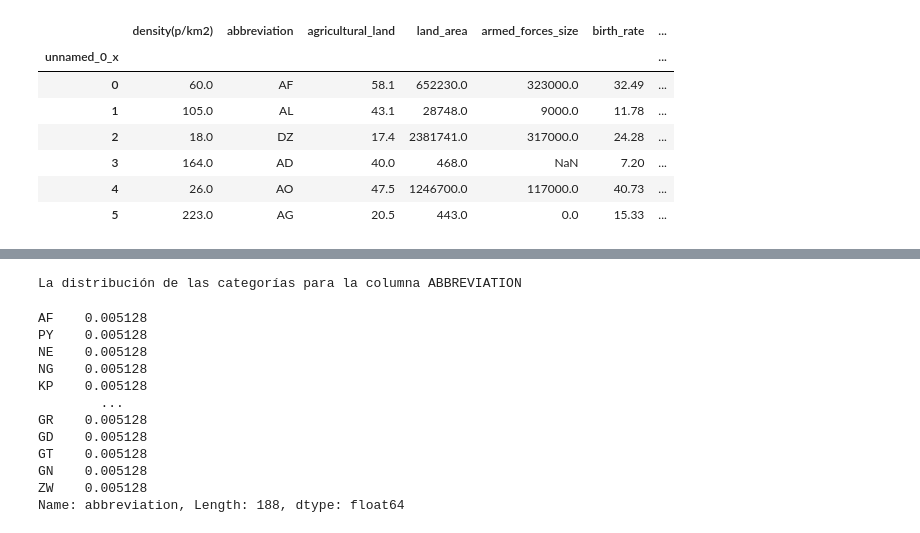
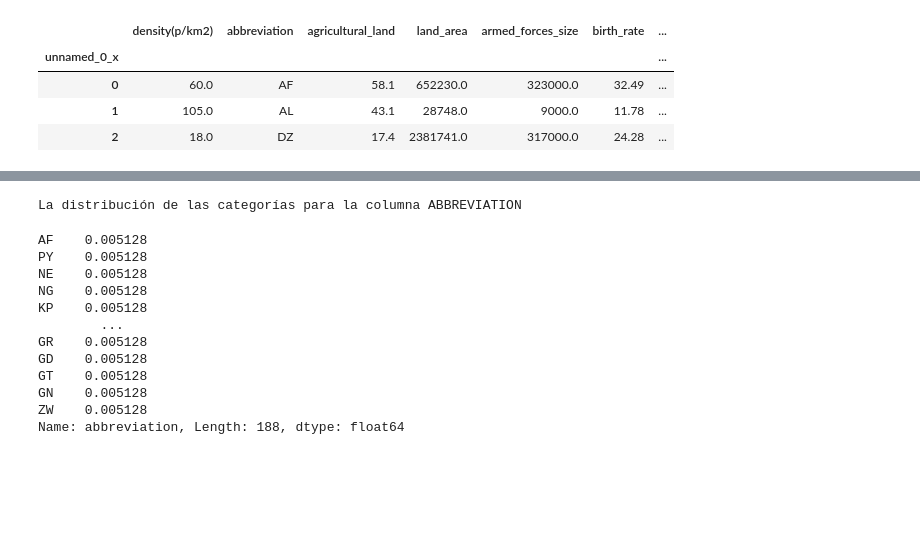
Before and after one commit to raquelmartinrodriguez/promoG_modulo3_sprint1_pairprogramming_MirnaOspino_RaquelMartin, a Jupyter notebook: pair_6_nulos.ipynb, the cells around one changed output, grey strips where cells are left out. Saved outputs shown, nothing was run; the diff lists cells and outputs as text; code cells hidden in the pictures; blank space fills up the shorter version.

```diff
--- a/pair_6_nulos.ipynb
+++ b/pair_6_nulos.ipynb
@@ -42,13 +32,10 @@ pd.set_option('display.max_columns', None) # para poder visualizar todas las col
 # %%
 # cargamos el dataframe creado en la lección anterior
 df = pd.read_csv("world_data_total_2.csv", index_col = 0)
-df.head(6)
+df.head(3)
 # %% [output]
 |  | density(p/km2) | abbreviation | agricultural_land | land_area | armed_forces_size | birth_rate | ... |
 | unnamed_0_x |  |  |  |  |  |  | ... |
 | 0 | 60.0 | AF | 58.1 | 652230.0 | 323000.0 | 32.49 | ... |
 | 1 | 105.0 | AL | 43.1 | 28748.0 | 9000.0 | 11.78 | ... |
 | 2 | 18.0 | DZ | 17.4 | 2381741.0 | 317000.0 | 24.28 | ... |
-| 3 | 164.0 | AD | 40.0 | 468.0 | NaN | 7.20 | ... |
-| 4 | 26.0 | AO | 47.5 | 1246700.0 | 117000.0 | 40.73 | ... |
-| 5 | 223.0 | AG | 20.5 | 443.0 | 0.0 | 15.33 | ... |
```
Also changed, not shown: parts of 13 cells of this notebook, 1 other file.
